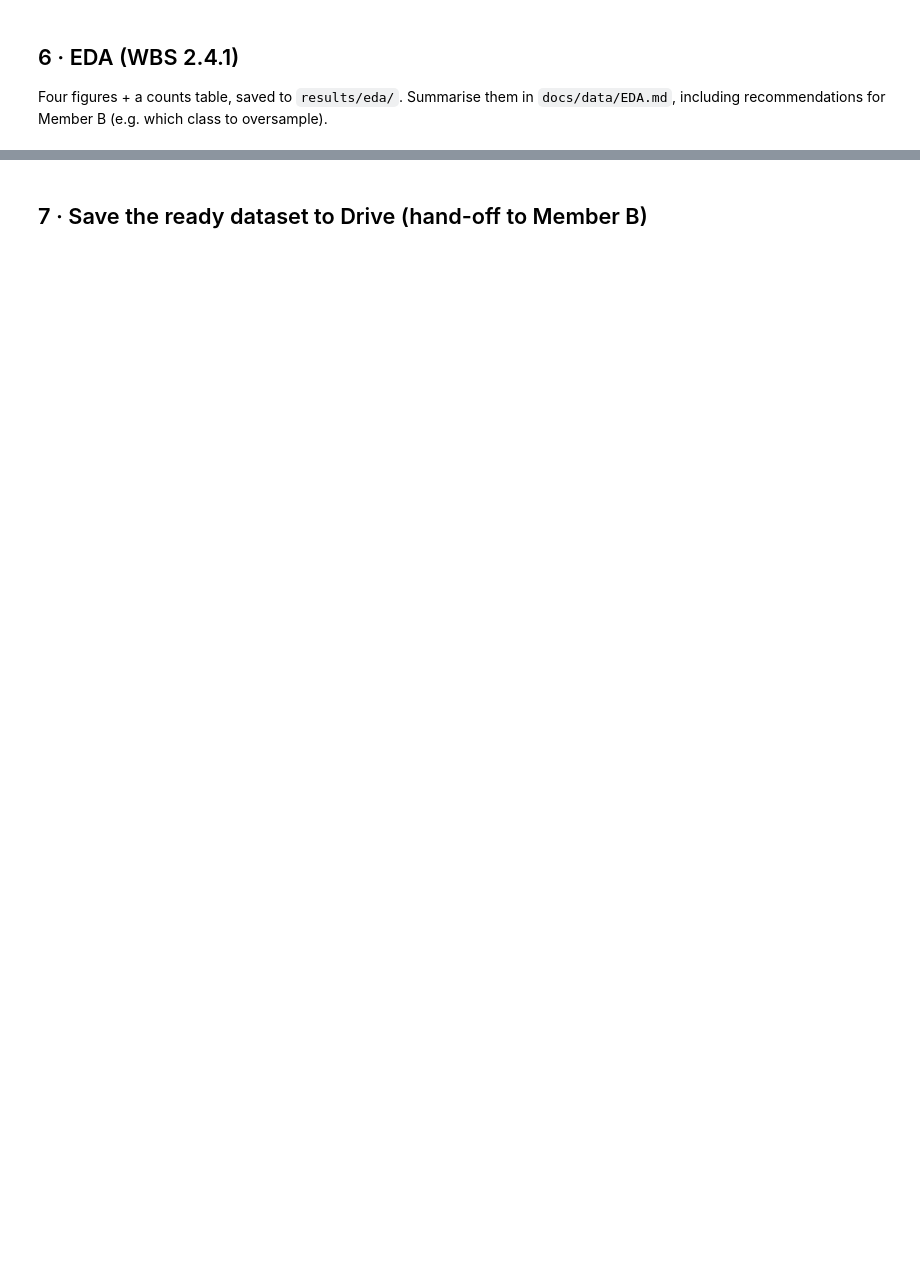
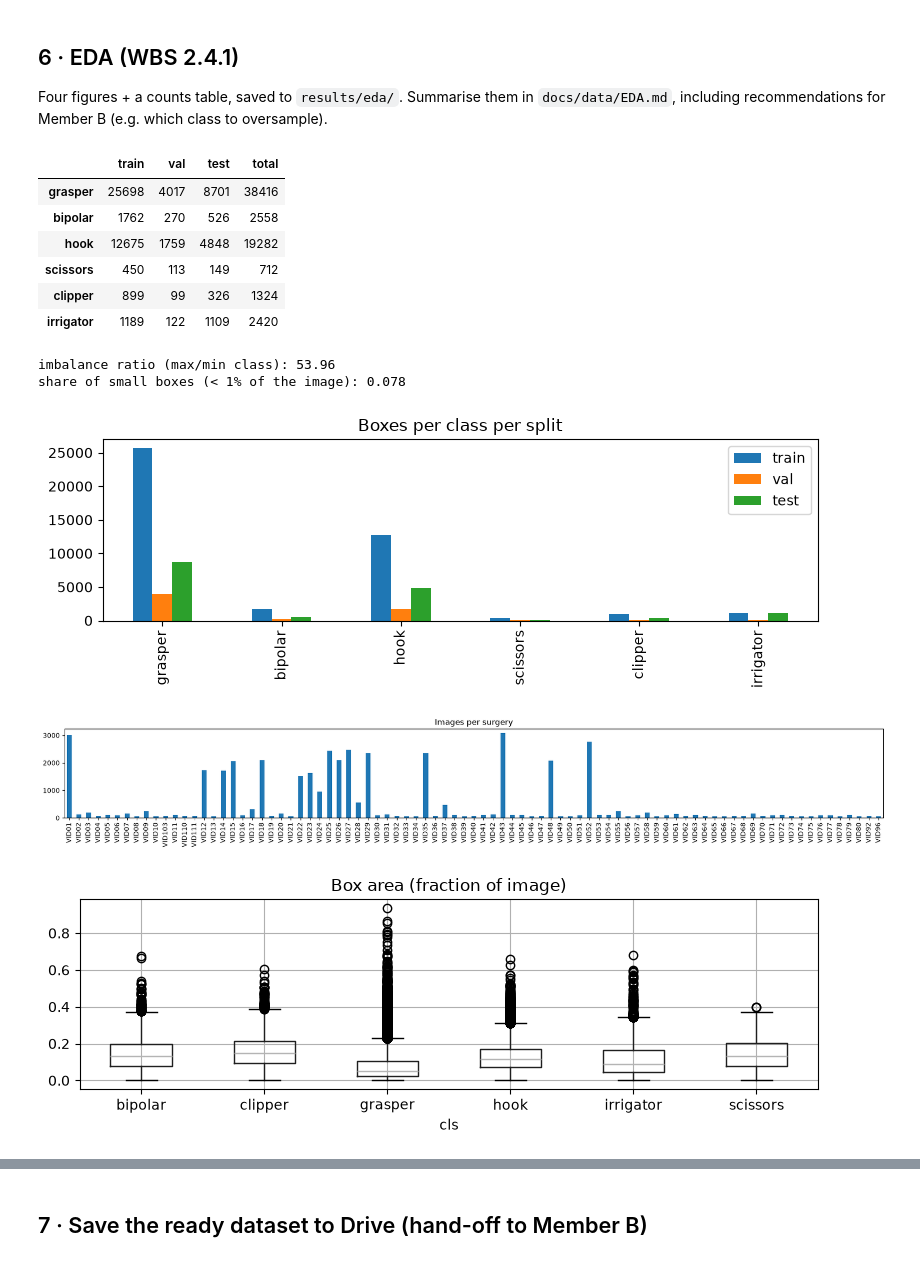
Before and after one commit to Skkinner/or-intelligence, a Jupyter notebook: notebooks/01_Data.ipynb, the cells around one changed output, grey strips where cells are left out. Saved outputs shown, nothing was run; the diff lists cells and outputs as text; code cells hidden in the pictures; blank space fills up the shorter version.

```diff
--- a/notebooks/01_Data.ipynb
+++ b/notebooks/01_Data.ipynb
@@ -37,14 +69,16 @@ DROP    = {"specimenbag"}    # m2cai16 has a 7th class that we do not use
 # %%
-from google.colab import drive
-drive.mount("/content/drive")
+if IN_COLAB:
+    from google.colab import drive
+    drive.mount("/content/drive")
 
 import os, json, random, re, shutil, zipfile, glob, hashlib, datetime
-import xml.etree.ElementTree as ET
 from collections import Counter, defaultdict
+from concurrent.futures import ThreadPoolExecutor
 from pathlib import Path
+from PIL import Image
 
 for sub in ["data", "runs", "weights", "results"]:
     os.makedirs(f"{DRIVE_DIR}/{sub}", exist_ok=True)
-WORK = Path("/content/work")      # fast local disk; Drive keeps the results
-WORK.mkdir(exist_ok=True)
-print("Drive folder ready:", DRIVE_DIR)
+WORK = Path(WORK_DIR)             # fast local disk; Drive keeps the results
+WORK.mkdir(parents=True, exist_ok=True)
+print("output folder ready:", DRIVE_DIR)
@@ -55,13 +92,0 @@ Compare the printed counts with the numbers on the dataset web page and note the
-# %%
-RAW = WORK / "raw"
-if not RAW.exists():
-    assert os.path.exists(RAW_ZIP), f"Upload the dataset zip to {RAW_ZIP} first"
-    with zipfile.ZipFile(RAW_ZIP) as z:
-        z.extractall(RAW)
-
-xml_files = sorted(glob.glob(f"{RAW}/**/*.xml", recursive=True))
-img_files = sorted(glob.glob(f"{RAW}/**/*.jpg", recursive=True) + glob.glob(f"{RAW}/**/*.png", recursive=True))
-images_by_stem = {Path(p).stem: p for p in img_files}
-print(f"XML annotations: {len(xml_files)}   images: {len(img_files)}")
-print("example names:", [Path(p).stem for p in xml_files[:5]])
-print("sha256 of the zip:", hashlib.sha256(open(RAW_ZIP, "rb").read()).hexdigest())
@@ -193,35 +376,48 @@ Four figures + a counts table, saved to `results/eda/`. Summarise them in `docs/
 # %%
 import pandas as pd
 EDA = f"{DRIVE_DIR}/results/eda"; os.makedirs(EDA, exist_ok=True)
-split_of = {s: k for k in best for v in best[k] for s in videos[v]}
+split_of = {s: k for k in best for g in best[k] for s in videos[g]}
 
-counts = pd.DataFrame({k: class_counts([s for v in best[k] for s in videos[v]]) for k in best}).reindex(CLASSES).fillna(0).astype(int)
+counts = pd.DataFrame({k: class_counts([s for g in best[k] for s in videos[g]]) for k in best}).reindex(CLASSES).fillna(0).astype(int)
 counts["total"] = counts.sum(axis=1)
 display(counts); counts.to_csv(f"{EDA}/boxes_per_class_per_split.csv")
 print("imbalance ratio (max/min class):", round(counts["total"].max() / max(counts["total"].min(), 1), 2))
 
-boxes = pd.DataFrame([{"split": split_of[s], "video": video_id(s), "cls": CLASSES[int(l.split()[0])],
-                       "area": float(l.split()[3]) * float(l.split()[4])} for s in labels for l in labels[s]])
+boxes = pd.DataFrame([{"split": split_of[s], "video": surgery(s), "cls": CLASSES[int(l.split()[0])],
+                       "area": float(l.split()[3]) * float(l.split()[4])} for s in split_of for l in labels[s]])
 print("share of small boxes (< 1% of the image):", round((boxes.area < 0.01).mean(), 3))
 
 fig, ax = plt.subplots(figsize=(8, 3)); counts.drop(columns="total").plot.bar(ax=ax, title="Boxes per class per split")
 plt.tight_layout(); plt.savefig(f"{EDA}/boxes_per_class_per_split.png"); plt.show()
 
-fig, ax = plt.subplots(figsize=(10, 3)); pd.Series({v: len(s) for v, s in sorted(videos.items())}).plot.bar(ax=ax, title="Images per video")
+fig, ax = plt.subplots(figsize=(18, 3)); pd.Series({v: len(s) for v, s in sorted(videos.items())}).plot.bar(ax=ax, title="Images per surgery")
 plt.tight_layout(); plt.savefig(f"{EDA}/images_per_video.png"); plt.show()
 
 fig, ax = plt.subplots(figsize=(8, 3)); boxes.boxplot(column="area", by="cls", ax=ax); ax.set_title("Box area (fraction of image)")
 plt.suptitle(""); plt.tight_layout(); plt.savefig(f"{EDA}/box_size_distribution.png"); plt.show()
 
 co = pd.DataFrame(0, index=CLASSES, columns=CLASSES)
-for s in labels:
+for s in split_of:
     present = sorted({CLASSES[int(l.split()[0])] for l in labels[s]})
     for i in present:
         for j in present:
             co.loc[i, j] += 1
 fig, ax = plt.subplots(figsize=(5, 4)); im = ax.imshow(co.values, cmap="Blues")
 ax.set_xticks(range(6), CLASSES, rotation=45); ax.set_yticks(range(6), CLASSES); ax.set_title("Images where tools co-occur")
 for i in range(6):
     for j in range(6):
         ax.text(j, i, co.values[i, j], ha="center", va="center", fontsize=8)
 plt.tight_layout(); plt.savefig(f"{EDA}/class_cooccurrence.png"); plt.show()
+# %% [output]
+|  | train | val | test | total |
+| grasper | 25698 | 4017 | 8701 | 38416 |
+| bipolar | 1762 | 270 | 526 | 2558 |
+| hook | 12675 | 1759 | 4848 | 19282 |
+| scissors | 450 | 113 | 149 | 712 |
+| clipper | 899 | 99 | 326 | 1324 |
+| irrigator | 1189 | 122 | 1109 | 2420 |
+imbalance ratio (max/min class): 53.96
+share of small boxes (< 1% of the image): 0.078
+[figure, added]
+[figure, added]
+[figure, added]
```
Also changed, not shown: parts of 18 cells of this notebook, 16 other files.
